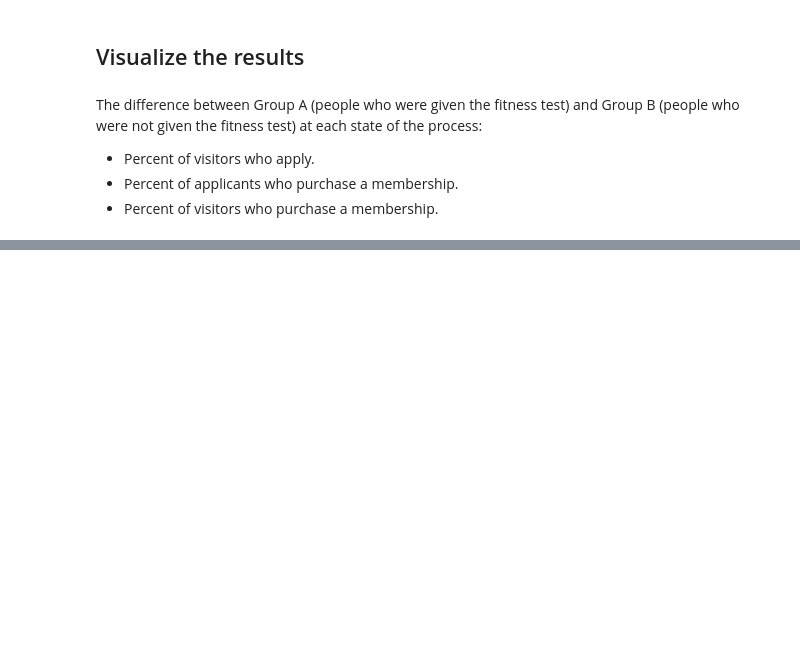
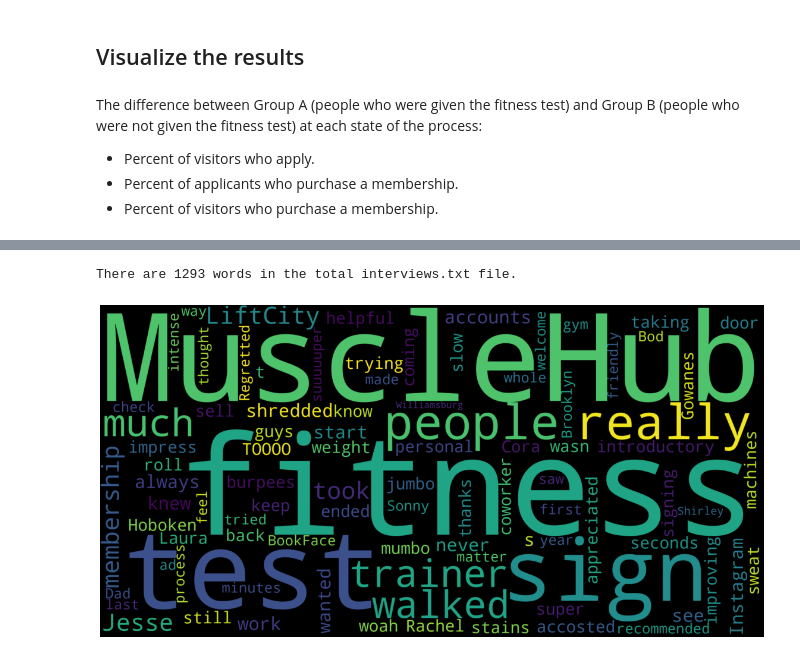
Before and after one commit to MestreD/MuscleHub_AB_Test, a Jupyter notebook: musclehub_ab_project.ipynb, the cells around one changed output, grey strips where cells are left out. Cells and saved outputs as stored; diff of their text form; code cells hidden in the pictures; blank space fills up the shorter version.

Commit message:
wordcloud creationg

```diff
--- a/musclehub_ab_project.ipynb
+++ b/musclehub_ab_project.ipynb
@@ -307,0 +312,5 @@ Creating a [wordcloud](https://pypi.org/project/wordcloud/) visualization that c
+# %%
+# Open and read the interviews.txt file
+interviews = open(r"interviews.txt", encoding='utf8')
+txtContent = interviews.read()
+print ("The Content of text file is : ", txtContent)
@@ -307,0 +329,16 @@ Creating a [wordcloud](https://pypi.org/project/wordcloud/) visualization that c
+# %%
+# Print the length of the new string
+print('There are {} words in the total interviews.txt file.'.format(len(txtContent)))
+# %% [output]
+There are 1293 words in the total interviews.txt file.
+# %%
+# Create a wordcloud object
+wordcloud = WordCloud(width=2500, height=1250).generate(txtContent)
+
+# Display the wordcloud with MatplotLib and save figure
+figure(num=None, figsize=(20, 16), facecolor='w', edgecolor='k')
+plt.imshow(wordcloud, interpolation='bilinear')
+plt.axis('off')
+plt.show()
+# %% [output]
+[figure, added]
```
Also changed, not shown: parts of 6 cells of this notebook.
